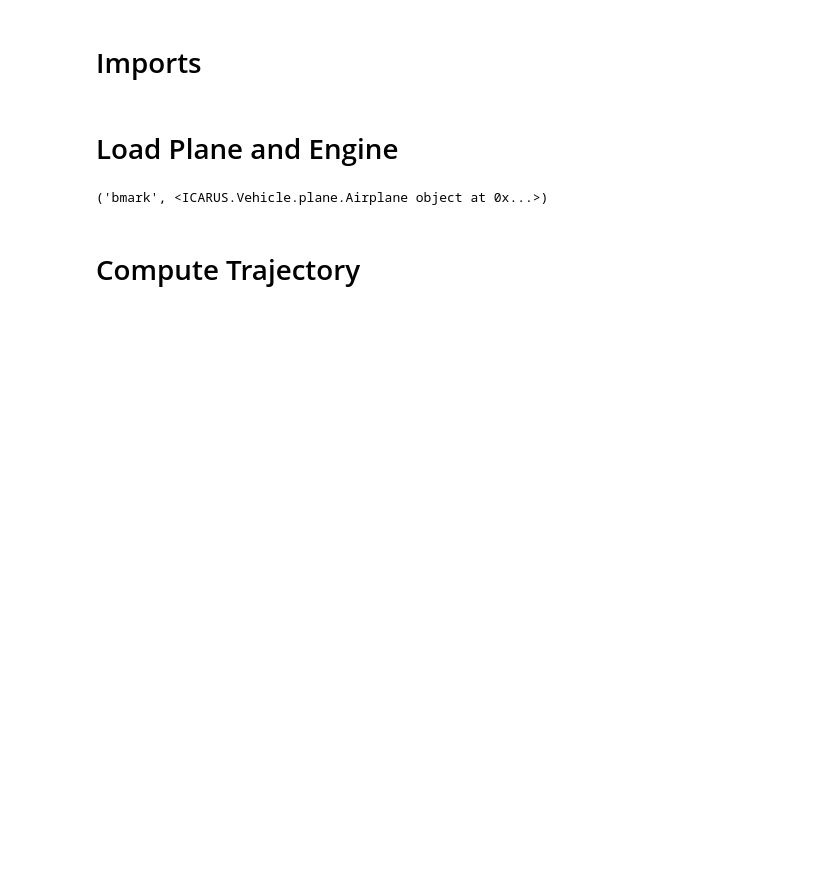
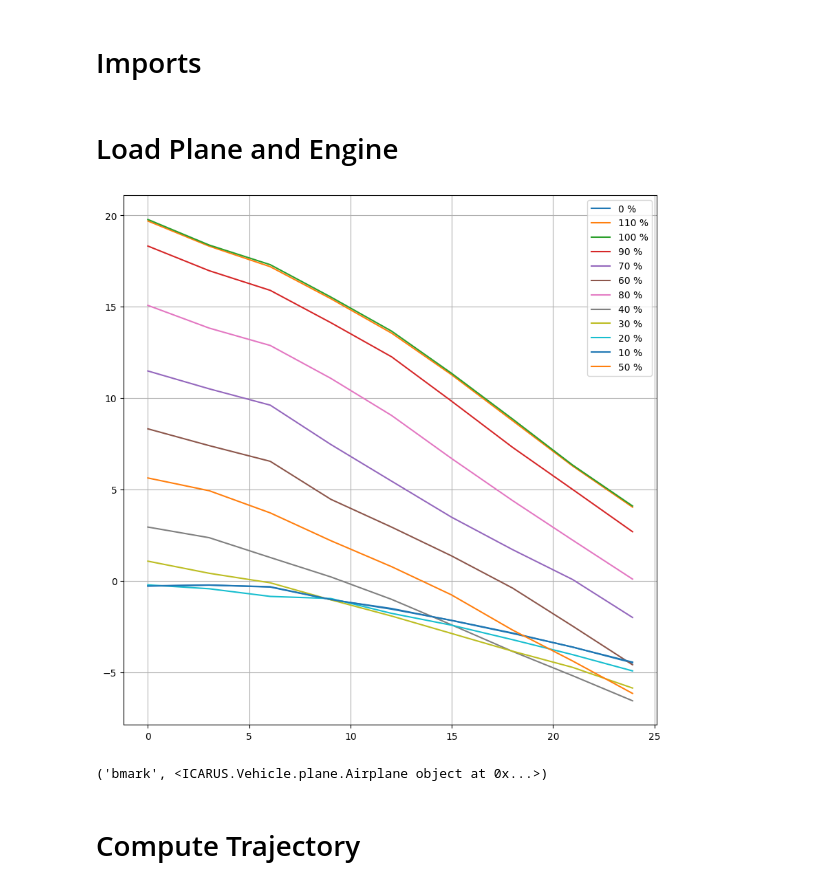
Before and after one commit to trifwn/Icarus, a Jupyter notebook: examples/trajectory_optimization.ipynb, the cells around one changed output. Cells and saved outputs as stored; diff of their text form; code cells hidden in the pictures; blank space fills up the shorter version.

```diff
--- a/examples/trajectory_optimization.ipynb
+++ b/examples/trajectory_optimization.ipynb
@@ -18,9 +18,11 @@ from ICARUS.Database import DB
 # %%
 engine_dir = "../Data/Engine/Motor_1/"
 
 engine = Engine()
 engine.load_data_from_df(engine_dir)
-# engine.plot_thrust_curve()
+engine.plot_thrust_curve()
+# %% [output]
+[figure, added]
 # %%
 from ICARUS.Vehicle.plane import Airplane
 from ICARUS.Mission.mission_vehicle import Mission_Vehicle
```
Also changed, not shown: 17 other files.
